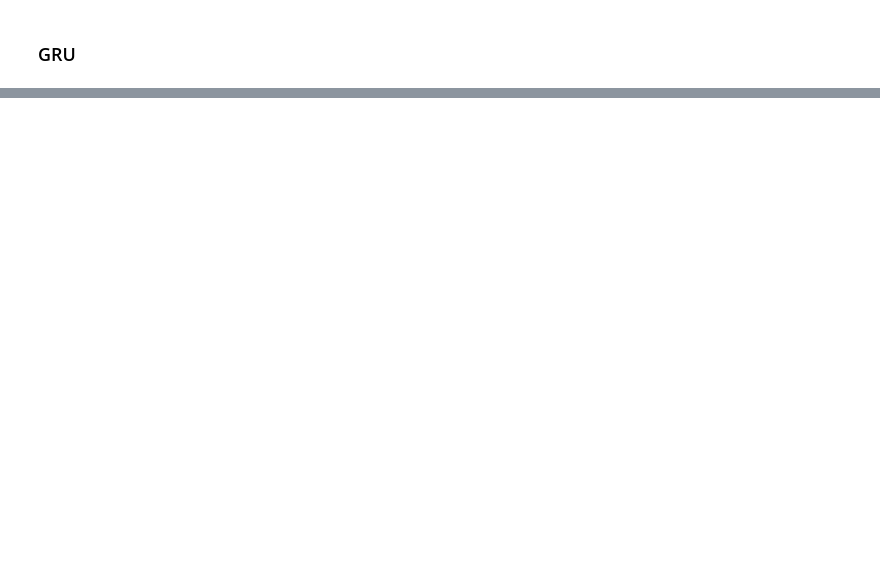
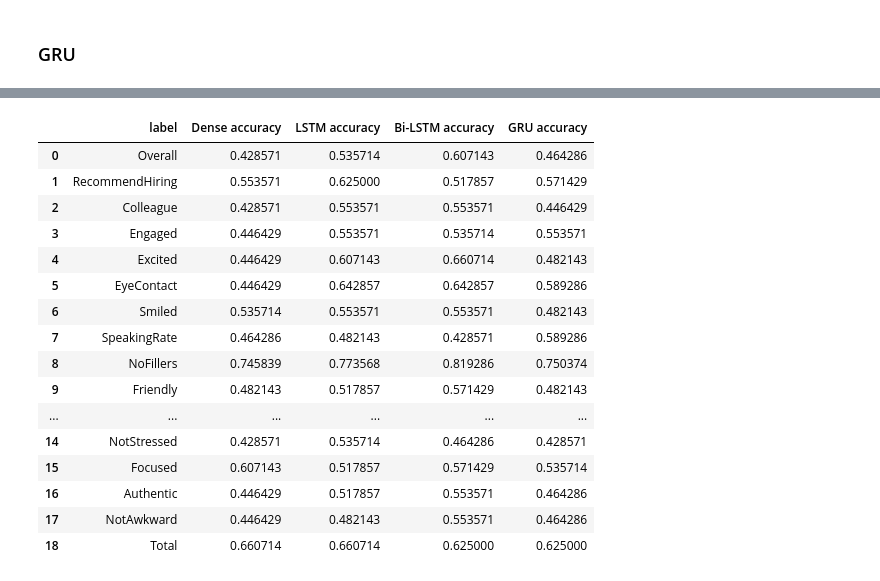
Before and after one commit to malhaar2002/interview-analysis, a Jupyter notebook: lexical_lstm.ipynb, the cells around one changed output, grey strips where cells are left out. Drawn from its saved outputs; the diff is of its cells as text; code cells hidden in the pictures; blank space fills up the shorter version.

```diff
--- a/lexical_lstm.ipynb
+++ b/lexical_lstm.ipynb
@@ -379,0 +246,43 @@ Test Loss: 0.8094901442527771, Test Accuracy: 0.3571428656578064
+# %%
+def train_and_evaluate_model(model, label):
+    X_train, X_test, y_train, y_test = train_test_split(df['Transcript'], df[label], test_size=0.4, random_state=42)
+
+    tokenizer = Tokenizer(num_words=vocab_size, char_level=False, oov_token='<OOV>')
+    tokenizer.fit_on_texts(X_train)
+
+    training_sequences = tokenizer.texts_to_sequences(X_train)
+    training_padded = pad_sequences(training_sequences, maxlen=max_len, padding=padding_type, truncating=trunc_type)
+
+    testing_sequences = tokenizer.texts_to_sequences(X_test)
+    testing_padded = pad_sequences(testing_sequences, maxlen=max_len, padding=padding_type, truncating=trunc_type)
+
+    history = model.fit(training_padded, y_train, epochs=num_epochs, validation_data=(testing_padded, y_test),
+                        callbacks=[early_stop], verbose=2)
+
+    loss, accuracy = model.evaluate(testing_padded, y_test)
+    return accuracy
+# %%
+# Create a DataFrame to store the results
+results_df = pd.DataFrame(columns=['label', 'Dense accuracy', 'LSTM accuracy', 'Bi-LSTM accuracy', 'GRU accuracy'])
+
+# Loop through each label
+for label in labels_to_process:
+    label_results = {'label': label}
+
+    # Train and evaluate Dense model
+    dense_model = create_dense_model(total_words)
+    label_results['Dense accuracy'] = train_and_evaluate_model(dense_model, label)
+
+    # Train and evaluate LSTM model
+    lstm_model = create_lstm_model(total_words)
+    label_results['LSTM accuracy'] = train_and_evaluate_model(lstm_model, label)
+
+    # Train and evaluate Bi-LSTM model
+    bi_lstm_model = create_bi_lstm_model(total_words)
+    label_results['Bi-LSTM accuracy'] = train_and_evaluate_model(bi_lstm_model, label)
+
+    # Train and evaluate GRU model
+    gru_model = create_gru_model(total_words)
+    label_results['GRU accuracy'] = train_and_evaluate_model(gru_model, label)
+
+    results_df = pd.concat([results_df, pd.DataFrame([label_results])], ignore_index=True)
@@ -379,0 +307,20 @@ Test Loss: 0.8094901442527771, Test Accuracy: 0.3571428656578064
+# %%
+results_df
+# %% [output]
+|  | label | Dense accuracy | LSTM accuracy | Bi-LSTM accuracy | GRU accuracy |
+| 0 | Overall | 0.428571 | 0.535714 | 0.607143 | 0.464286 |
+| 1 | RecommendHiring | 0.553571 | 0.625000 | 0.517857 | 0.571429 |
+| 2 | Colleague | 0.428571 | 0.553571 | 0.553571 | 0.446429 |
+| 3 | Engaged | 0.446429 | 0.553571 | 0.535714 | 0.553571 |
+| 4 | Excited | 0.446429 | 0.607143 | 0.660714 | 0.482143 |
+| 5 | EyeContact | 0.446429 | 0.642857 | 0.642857 | 0.589286 |
+| 6 | Smiled | 0.535714 | 0.553571 | 0.553571 | 0.482143 |
+| 7 | SpeakingRate | 0.464286 | 0.482143 | 0.428571 | 0.589286 |
+| 8 | NoFillers | 0.745839 | 0.773568 | 0.819286 | 0.750374 |
+| 9 | Friendly | 0.482143 | 0.517857 | 0.571429 | 0.482143 |
+| ... | ... | ... | ... | ... | ... |
+| 14 | NotStressed | 0.428571 | 0.535714 | 0.464286 | 0.428571 |
+| 15 | Focused | 0.607143 | 0.517857 | 0.571429 | 0.535714 |
+| 16 | Authentic | 0.446429 | 0.517857 | 0.553571 | 0.464286 |
+| 17 | NotAwkward | 0.446429 | 0.482143 | 0.553571 | 0.464286 |
+| 18 | Total | 0.660714 | 0.660714 | 0.625000 | 0.625000 |
```
Also changed, not shown: parts of 26 cells of this notebook, 16 other files.
